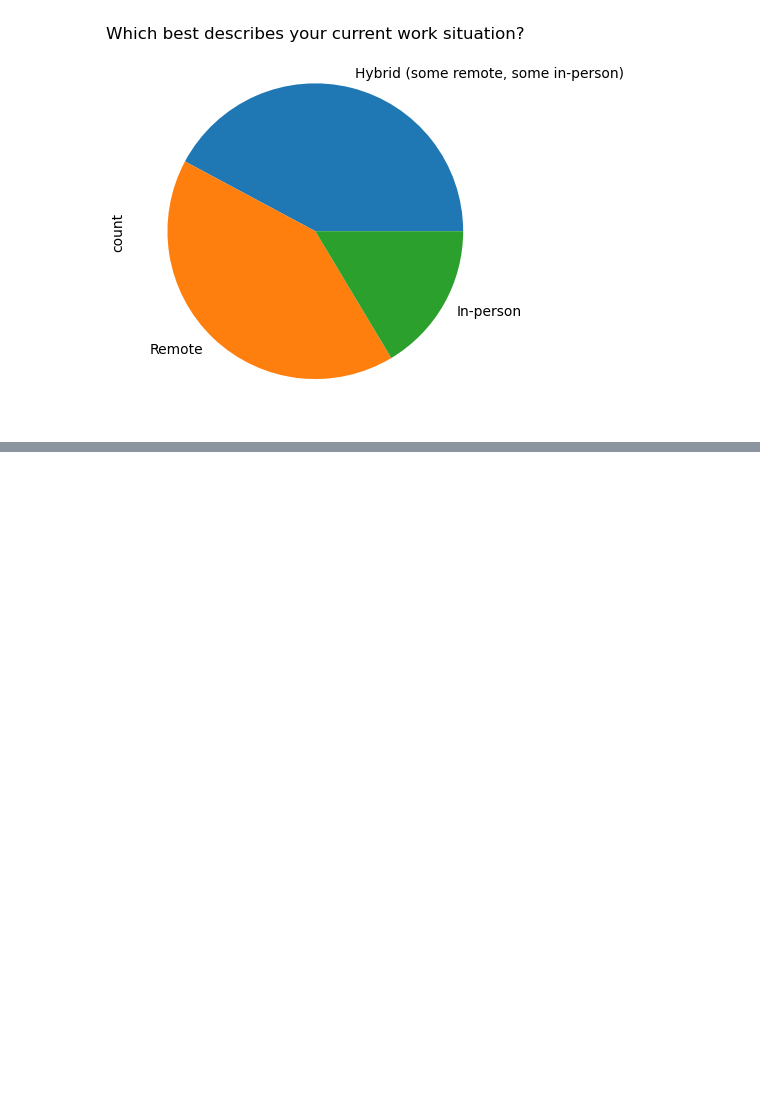
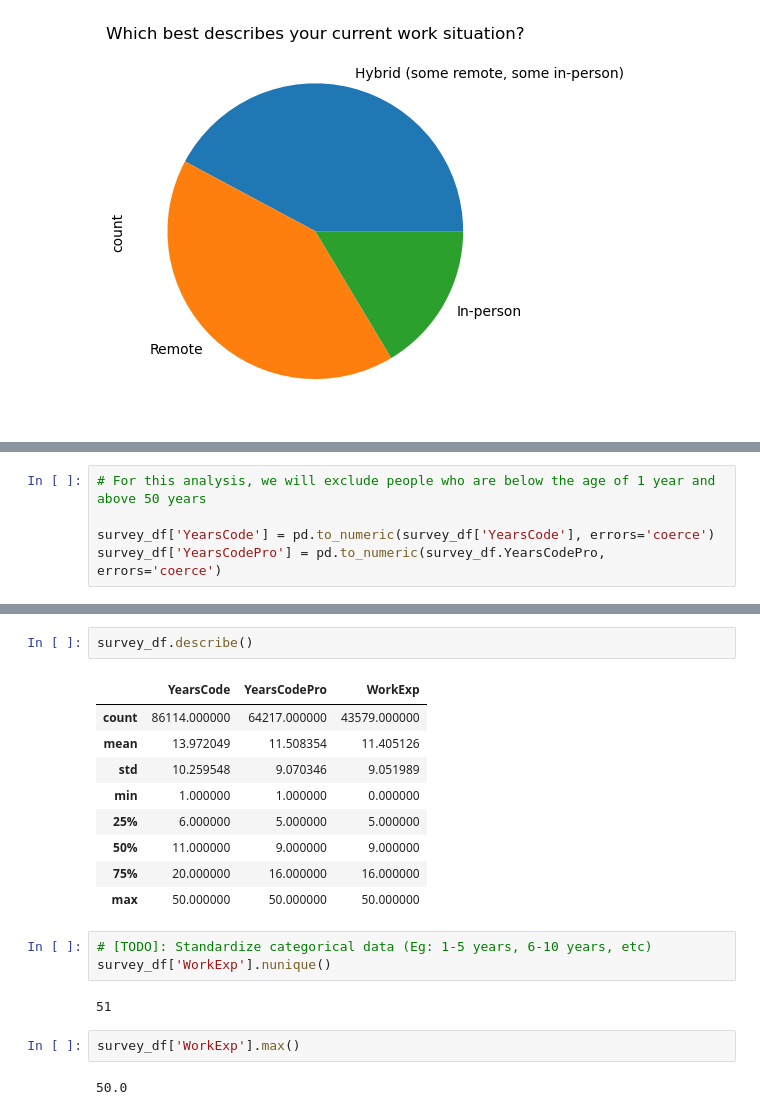
Before and after one commit to WebDevCaptain/so-dev-survey-2023-analysis, a Jupyter notebook: so-insights.ipynb, the cells around one changed output, grey strips where cells are left out. Cells and saved outputs as stored; diff of their text form; blank space fills up the shorter version.

```diff
--- a/so-insights.ipynb
+++ b/so-insights.ipynb
@@ -209,0 +386,5 @@ survey_responses_raw['RemoteWork'].value_counts(dropna=True).plot(kind='pie', ti
+# %%
+# For this analysis, we will exclude people who are below the age of 1 year and above 50 years
+
+survey_df['YearsCode'] = pd.to_numeric(survey_df['YearsCode'], errors='coerce')
+survey_df['YearsCodePro'] = pd.to_numeric(survey_df.YearsCodePro, errors='coerce')
@@ -209,0 +431,21 @@ survey_responses_raw['RemoteWork'].value_counts(dropna=True).plot(kind='pie', ti
+# %%
+survey_df.describe()
+# %% [output]
+|  | YearsCode | YearsCodePro | WorkExp |
+| count | 86114.000000 | 64217.000000 | 43579.000000 |
+| mean | 13.972049 | 11.508354 | 11.405126 |
+| std | 10.259548 | 9.070346 | 9.051989 |
+| min | 1.000000 | 1.000000 | 0.000000 |
+| 25% | 6.000000 | 5.000000 | 5.000000 |
+| 50% | 11.000000 | 9.000000 | 9.000000 |
+| 75% | 20.000000 | 16.000000 | 16.000000 |
+| max | 50.000000 | 50.000000 | 50.000000 |
+# %%
+# [TODO]: Standardize categorical data (Eg: 1-5 years, 6-10 years, etc)
+survey_df['WorkExp'].nunique()
+# %% [output]
+51
+# %%
+survey_df['WorkExp'].max()
+# %% [output]
+50.0
```
Also changed, not shown: parts of 18 cells of this notebook.
